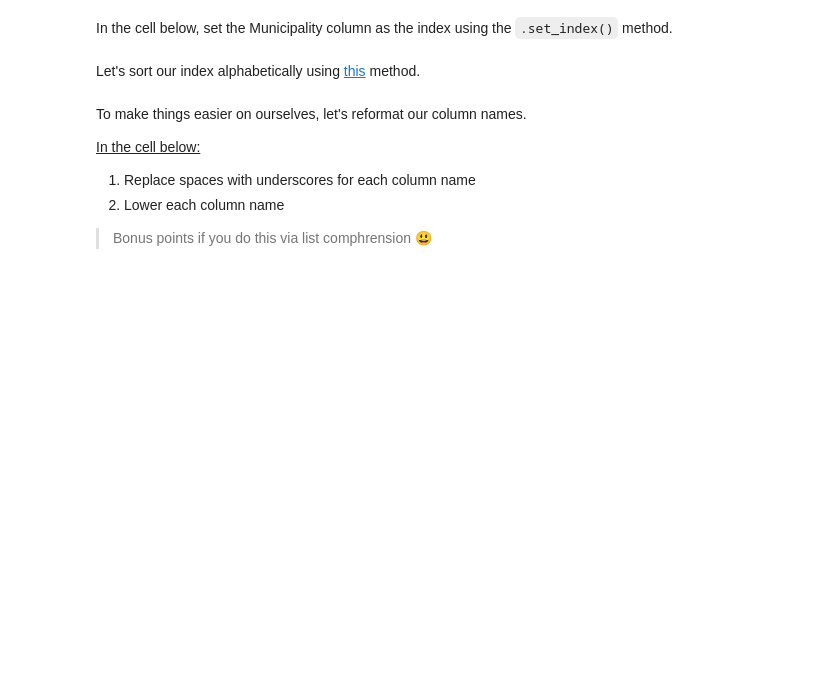
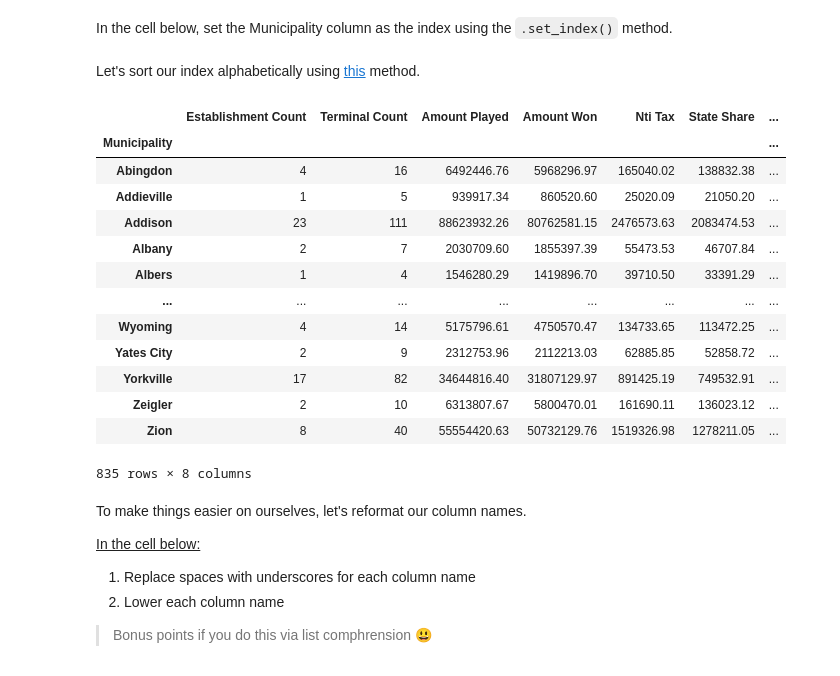
Before and after one commit to griffinhundley/warmup-pandas-1, a Jupyter notebook: index.ipynb, the cells around one changed output. Cells and saved outputs as stored; diff of their text form; code cells hidden in the pictures; blank space fills up the shorter version.

````diff
--- a/index.ipynb
+++ b/index.ipynb
@@ -40,7 +40,7 @@
     - (reverse the slashes if you're on Windows)
 2. Run the cell to import our dataset.
 # %%
-path = None
+path = './data/2019-il-vgambling.csv'
 data = pd.read_csv(path)
 # %% [markdown]
 **Ok,** let's print out the first 5 rows using the ```.head()``` method.
@@ -70,7 +78,7 @@ In the cell below:
 1. Set the ```path``` variable to the path for the ```population.csv``` file within the ```data``` folder.
 2. Run the cell to import our population data.
 # %%
-path = None
+path = './data/population.csv'
 pop = pd.read_csv(path)
 # %% [markdown]
 **Cool Cool**, let's print out the first 5 rows using the ```.head()``` method.
@@ -104,3 +122,5 @@ markdown(string)
     - Save the merged dataframe as the variable ```df```
 # %%
 # Your code here
+df = data.merge(pop, on = 'Municipality')
+df.head()
@@ -121,10 +150,27 @@ markdown(string)
 In the cell below, set the Municipality column as the index using the ```.set_index()``` method.
 # %%
 # Your code here
+df.set_index('Municipality', inplace = True)
 # %% [markdown]
 Let's sort our index alphabetically using [this](https://pandas.pydata.org/pandas-docs/stable/reference/api/pandas.DataFrame.sort_index.html) method.
 # %%
 # Your code here
+df.sort_index()
+# %% [output]
+|  | Establishment Count | Terminal Count | Amount Played | Amount Won | Nti Tax | State Share | ... |
+| Municipality |  |  |  |  |  |  | ... |
+| Abingdon | 4 | 16 | 6492446.76 | 5968296.97 | 165040.02 | 138832.38 | ... |
+| Addieville | 1 | 5 | 939917.34 | 860520.60 | 25020.09 | 21050.20 | ... |
+| Addison | 23 | 111 | 88623932.26 | 80762581.15 | 2476573.63 | 2083474.53 | ... |
+| Albany | 2 | 7 | 2030709.60 | 1855397.39 | 55473.53 | 46707.84 | ... |
+| Albers | 1 | 4 | 1546280.29 | 1419896.70 | 39710.50 | 33391.29 | ... |
+| ... | ... | ... | ... | ... | ... | ... | ... |
+| Wyoming | 4 | 14 | 5175796.61 | 4750570.47 | 134733.65 | 113472.25 | ... |
+| Yates City | 2 | 9 | 2312753.96 | 2112213.03 | 62885.85 | 52858.72 | ... |
+| Yorkville | 17 | 82 | 34644816.40 | 31807129.97 | 891425.19 | 749532.91 | ... |
+| Zeigler | 2 | 10 | 6313807.67 | 5800470.01 | 161690.11 | 136023.12 | ... |
+| Zion | 8 | 40 | 55554420.63 | 50732129.76 | 1519326.98 | 1278211.05 | ... |
+835 rows × 8 columns
 # %% [markdown]
 To make things easier on ourselves, let's reformat our column names.
 
````
Also changed, not shown: parts of 22 cells of this notebook.
